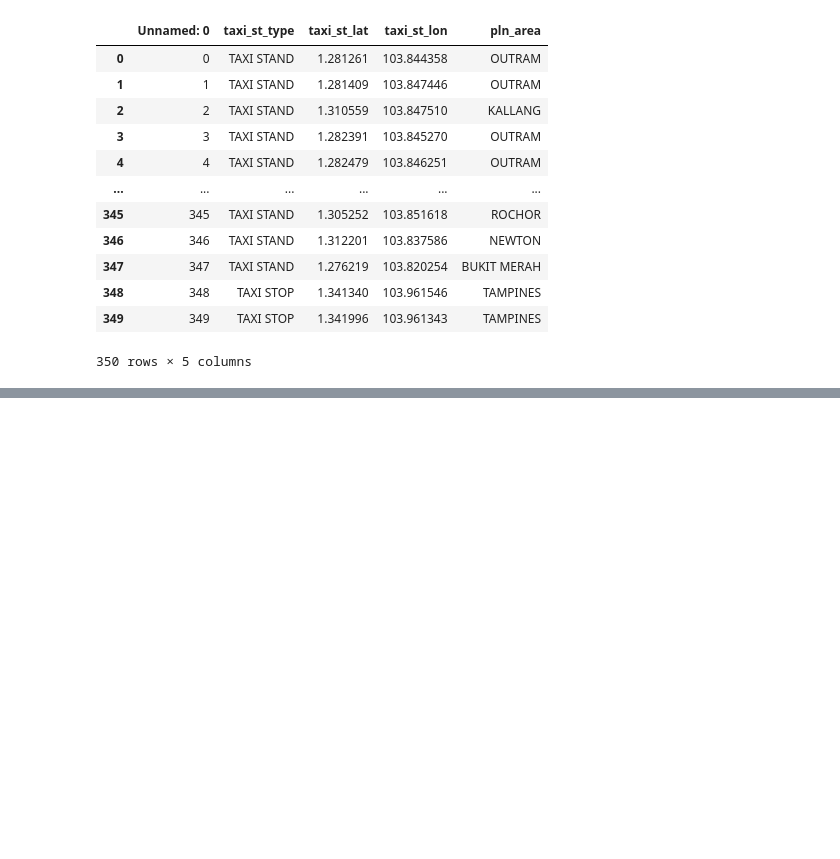
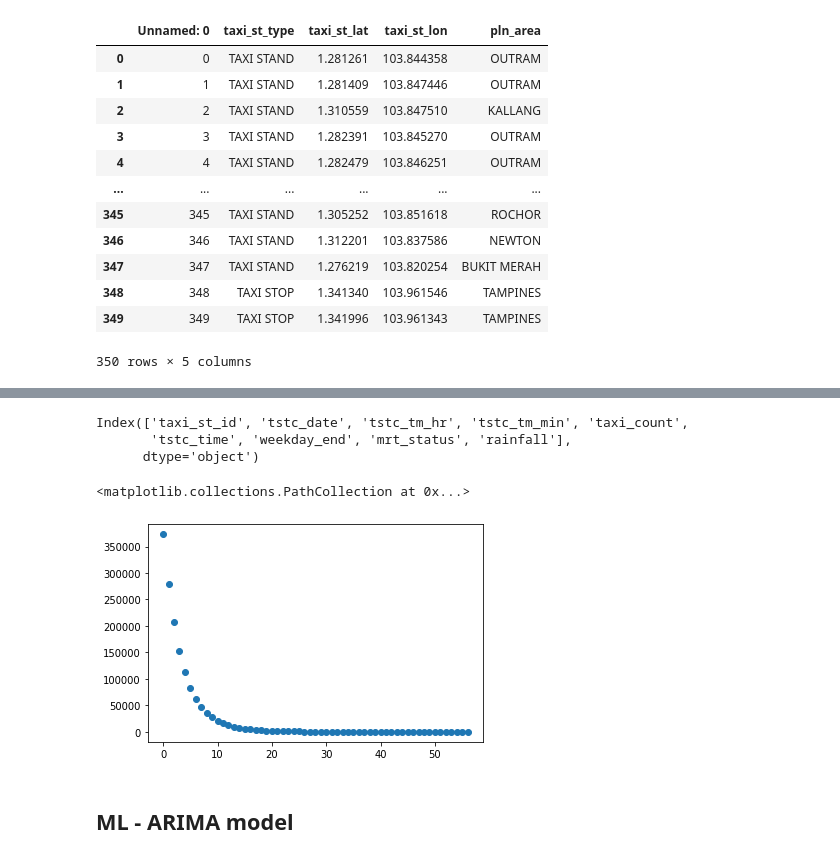
Before and after one commit to alealejandro1/taxi_compass, a Jupyter notebook: notebooks/john-taxi.ipynb, the cells around one changed output, grey strips where cells are left out. Saved outputs shown, nothing was run; the diff lists cells and outputs as text; code cells hidden in the pictures; blank space fills up the shorter version.

```diff
--- a/notebooks/john-taxi.ipynb
+++ b/notebooks/john-taxi.ipynb
@@ -383,0 +579,3 @@ pd.read_csv("taxi_stand_df.csv")
+# %%
+taxi_grp_df = taxi_avail.groupby(['taxi_st_id', 'tstc_date', 'tstc_tm_hr', 'tstc_tm_min']).min().reset_index()
+taxi_grp_df
@@ -383,0 +631,13 @@ pd.read_csv("taxi_stand_df.csv")
+# %%
+taxi_grp_df.columns
+# %% [output]
+Index(['taxi_st_id', 'tstc_date', 'tstc_tm_hr', 'tstc_tm_min', 'taxi_count',
+       'tstc_time', 'weekday_end', 'mrt_status', 'rainfall'],
+      dtype='object')
+# %%
+plt.scatter(range(0,len(taxi_grp_df['taxi_count'].value_counts())), taxi_grp_df['taxi_count'].value_counts())
+# %% [output]
+<matplotlib.collections.PathCollection at 0x...>
+[figure, added]
+# %% [markdown]
+## ML - ARIMA model ##
```
Also changed, not shown: parts of 35 cells of this notebook, 1 other file.
